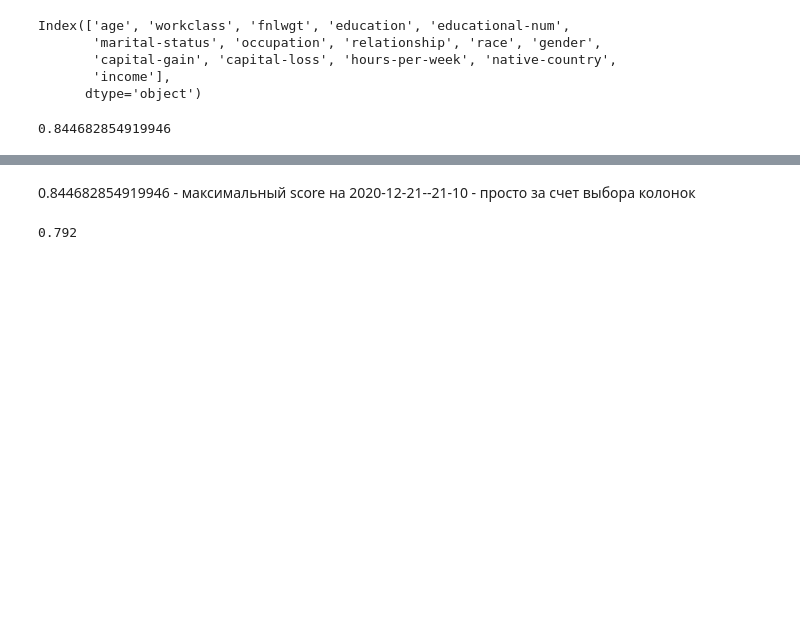
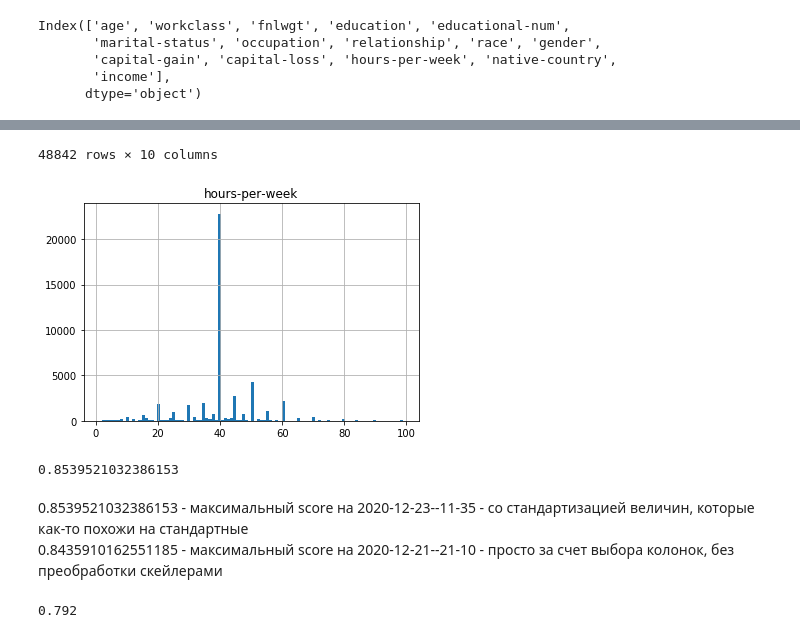
Before and after one commit to sergeimoiseev/neuro, a Jupyter notebook: dvp-10-hw-01/task1.ipynb, the cells around one changed output, grey strips where cells are left out. Cells and saved outputs as stored; diff of their text form; code cells hidden in the pictures; blank space fills up the shorter version.

```diff
--- a/dvp-10-hw-01/task1.ipynb
+++ b/dvp-10-hw-01/task1.ipynb
@@ -28,36 +28,46 @@ Index(['age', 'workclass', 'fnlwgt', 'education', 'educational-num',
 # %%
 # анализируемые признаки
 used_cols = [
-        'age',
+        'age', # гаусс, но обрезанный, только больше 12 лет где-то - https://prnt.sc/w82zxx  - можно попробовать нормировать
     'workclass',
     # 'fnlwgt', # пока не трогаю, оценку ухудшает
     #  'education', # есть цифровой признак - этот не нужен - попробовал, ухудшает score
-        'educational-num',
+        'educational-num', # можно попробовать нормировать - есть центральные максимумы, хвост слева, но посередине дырка
        'marital-status',
        'occupation',
-       'relationship', # пока не трогаю
-       'race', # пока не трогаю
+       'relationship',
+       'race',
        'gender', #
-       'capital-gain', # пока не трогаю
-    #    'capital-loss', # пока не трогаю -  сильно (на 3%) ухудшает score. странно, может нужно с обратным знаком брать?
+       'capital-gain', # распределение скорее пуассоновское
+      #  'capital-loss', # очень мало не 0 -  сильно (на 3%) ухудшает score. странно, может нужно с обратным знаком брать?
        'hours-per-week',
     #    'native-country', # интересно - ухудшает оценку
     #    'income' - целевой признак
        ]
 # нечисловые признаки
-cat_cols = ['gender', 'race', 'marital-status','occupation','relationship','education','workclass', 'native-country']
-
-# TODO - использовать обучающую и тестовоую выборки
-X = df[used_cols]
-X = pd.get_dummies(X, columns=[c for c in cat_cols if c in used_cols])
-le = LabelEncoder()
-le.fit( df['income'] )
-# le.classes_
-y = pd.Series( data = le.transform( df['income'] ) )
-model = LogisticRegression()
-model.fit( X, y )
-predictions = model.predict_proba( X )
-model.predict(X)
-model.score(X, y)
+cat_cols = ['gender', 'race', 'marital-status','occupation','relationship','education','workclass', 'native-country',
+#  'capital-loss'
+ ]
-# %% [output]
-0.844682854919946
+# %%
+
+scaler = StandardScaler()
+# cols_w_zeros = ['capital-gain',]
+# df[cols_w_zeros] = df[cols_w_zeros].replace({0:np.nan}) # None не переваривается скейлером - только дропать
+df = pd.read_csv( 'adult.csv' )
+df['index1'] = df.index
+# scaler.fit(df[['index1','age']])
+cols_to_norm = ['index1','age',
+'educational-num',
+ 'hours-per-week',
+ 'capital-gain'
+ ]
+dff = df.copy()
+
+df.hist(column='hours-per-week',bins=100) # before scaling
+
+dff[cols_to_norm] = pd.DataFrame(scaler.fit_transform(df[cols_to_norm]),columns=cols_to_norm)
+# dff.hist(column='hours-per-week',bins=100) # after scaling
+
+# X = dff[used_cols]
+dff[used_cols]
+# %% [output]
@@ -64,4 +86,25 @@ model.score(X, y)
+48842 rows × 10 columns
+[figure, added]
+# %%
+
+X = pd.get_dummies(dff[used_cols], columns=[c for c in cat_cols if c in used_cols])
+
+le = LabelEncoder()
+le.fit( df['income'] )
+# le.classes_
+y = pd.Series( data = le.transform( df['income'] ) )
+
+X_train, X_test, y_train, y_test = train_test_split(X, y, test_size=0.33, random_state=42)
+
+model = LogisticRegression()
+model.fit( X_train, y_train )
+# predictions = model.predict_proba( X_train )
+# model.predict(X)
+model.score(X_test, y_test)
+# %% [output]
+0.8539521032386153
 # %% [markdown]
-0.844682854919946 - максимальный score на 2020-12-21--21-10 - просто за счет выбора колонок
+0.8539521032386153 - максимальный score на 2020-12-23--11-35 - со стандартизацией величин, которые как-то похожи на стандартные
+0.8435910162551185 - максимальный score на 2020-12-21--21-10 - просто за счет выбора колонок, без преобработки скейлерами
 # %%
 model2 = SVC(kernel='poly', degree=2) # TODO зависает на большой выборке - посмотреть на нормальный размер выборки
```
Also changed, not shown: parts of 3 cells of this notebook.
